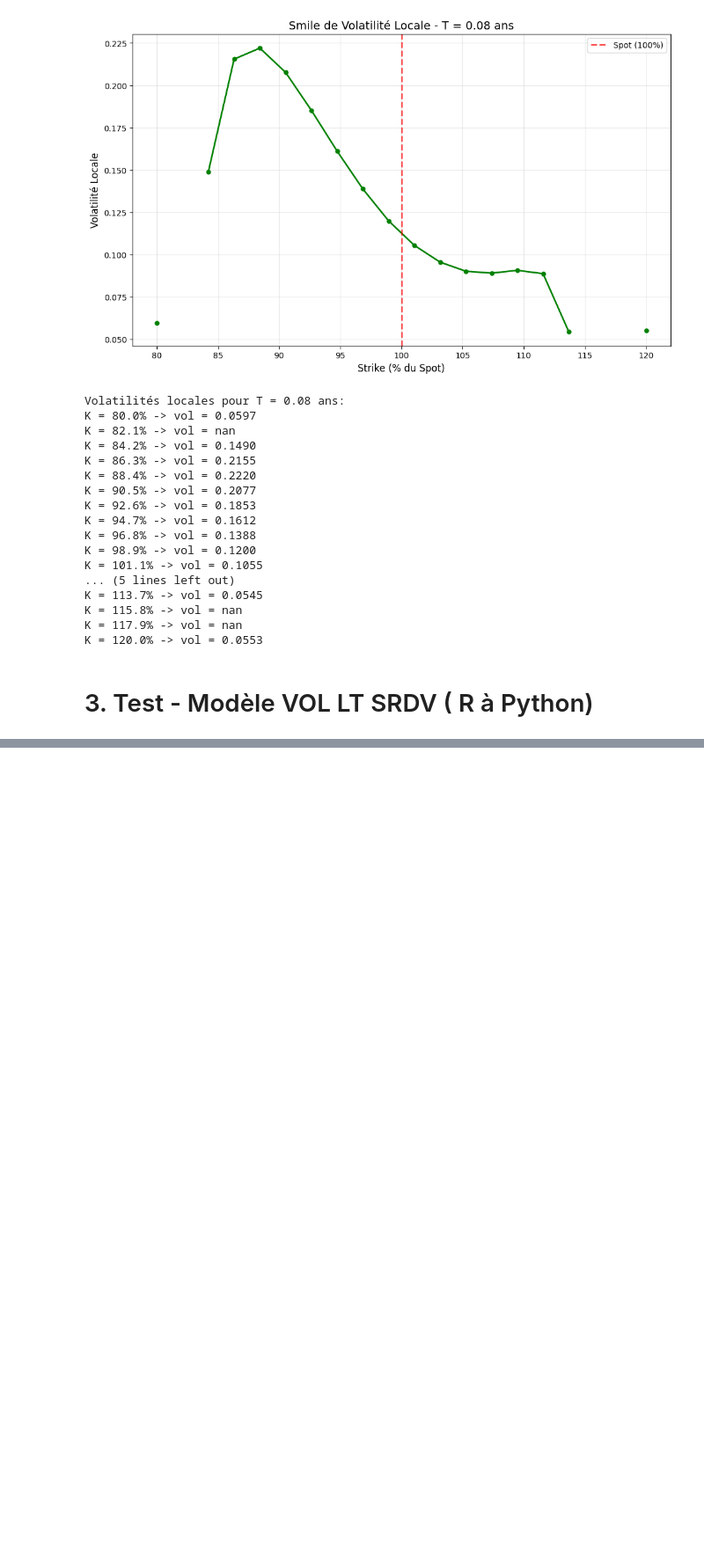
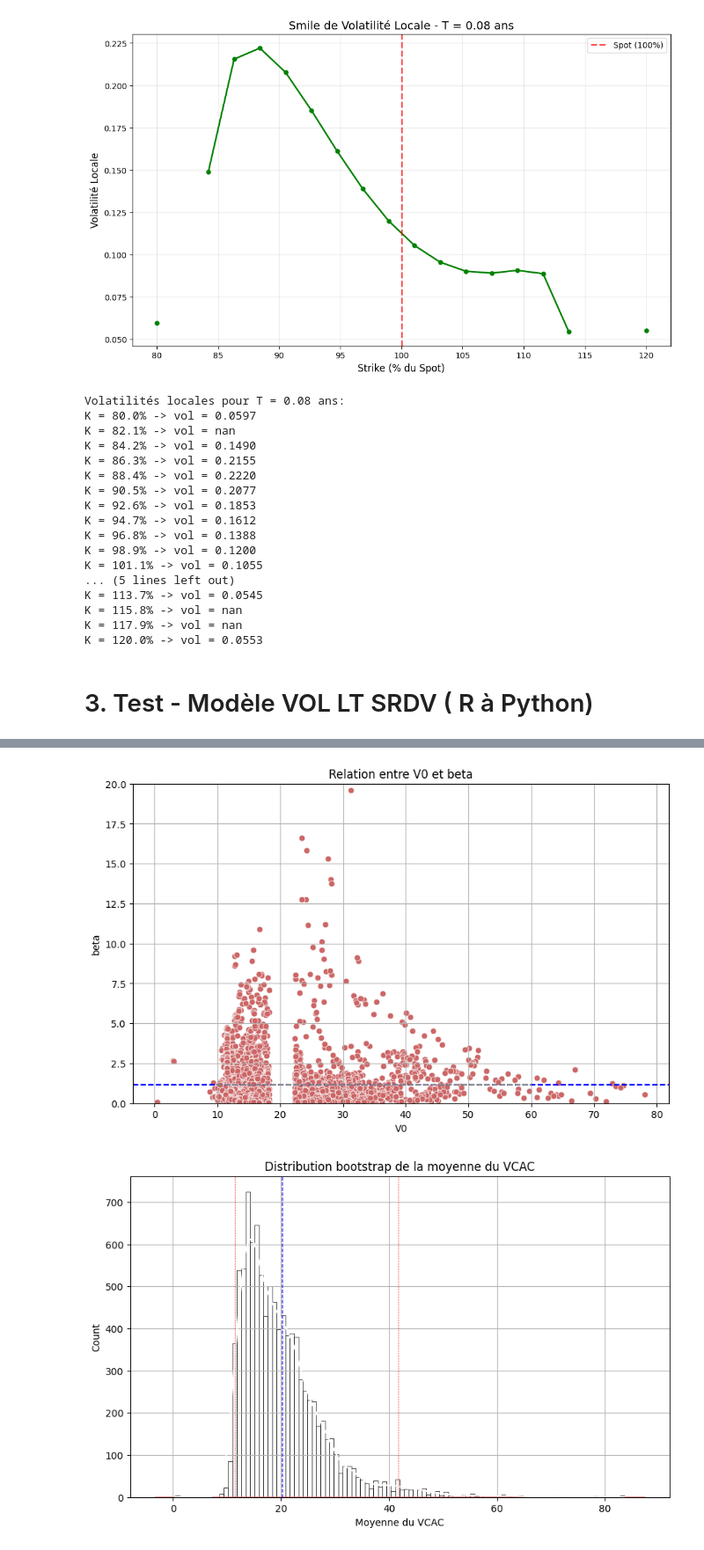
Before and after one commit to Eylz-Liu/Mod-le-vol-locale, a Jupyter notebook: Etude_local_vol_Dupire Daily_v1311.ipynb, the cells around one changed output, grey strips where cells are left out. Shown at 88% size. Cells and saved outputs as stored; diff of their text form; code cells hidden in the pictures; blank space fills up the shorter version.

```diff
--- a/Etude_local_vol_Dupire Daily_v1311.ipynb
+++ b/Etude_local_vol_Dupire Daily_v1311.ipynb
@@ -984,7 +984,7 @@ uploaded = files.upload()  # Choisis le fichier Data_D.csv
 import pandas as pd
 
 # Remplace par le nom exact du fichier uploadé
-filename = "Data_D.csv"
+filename = "Data_DCC.csv"
 
 # Lire le fichier CSV
 df = pd.read_csv(filename, sep = ";")
@@ -1015,0 +1016,70 @@ Colonnes du fichier : Index(['Jour', 'Vol'], dtype='object')
+# %%
+import pandas as pd
+import numpy as np
+import matplotlib.pyplot as plt
+import seaborn as sns
+
+# Supposons que ton DataFrame s'appelle df avec colonnes "Jour" et "Vol"
+Vol_LT = df["Vol"].mean()
+Ent_Inf = Vol_LT - 2
+Ent_Sup = Vol_LT + 2
+
+beta = []
+V0 = []
+Tau = []
+
+for k in range(len(df) - 1):
+    j = k + 1
+    if df["Vol"].iloc[k] < Ent_Inf or df["Vol"].iloc[k] > Ent_Sup:
+        Borne_inf = df["Vol"].iloc[k] + (Vol_LT - df["Vol"].iloc[k]) * 0.5 - 0.5
+        Borne_sup = df["Vol"].iloc[k] + (Vol_LT - df["Vol"].iloc[k]) * 0.5 + 0.5
+
+        while j < len(df) and (df["Vol"].iloc[j] < Borne_inf or df["Vol"].iloc[j] > Borne_sup):
+            j += 1
+
+        if j < len(df):
+            e = abs(df["Vol"].iloc[j] - Vol_LT)
+            x = -np.log((abs(df["Vol"].iloc[k] - Vol_LT) - e) / abs(df["Vol"].iloc[k] - Vol_LT)) * (j - k)
+            beta.append(x)
+            V0.append(df["Vol"].iloc[k])
+            Tau.append(j - k)
+
+# Mise en forme des résultats
+beta = np.array(beta) / 21
+res = pd.DataFrame({"V0": V0, "beta": beta, "Tau": Tau})
+
+# Sauvegarde CSV
+res.to_csv("res_VF.csv", index=False)
+
+# 📊 Visualisation du nuage de points
+plt.figure(figsize=(10, 6))
+sns.scatterplot(data=res, x="V0", y="beta", color="#CC6666", s=40)
+plt.axhline(y=beta.mean(), color="blue", linestyle="dashed", linewidth=1.5)
+plt.plot([10, 60], [beta.mean(), beta.mean()], linestyle="dashed", linewidth=1.5, color="gray")
+plt.ylim(0, 20)
+plt.xlabel("V0")
+plt.ylabel("beta")
+plt.title("Relation entre V0 et beta")
+plt.grid(True)
+plt.show()
+
+# 📈 Bootstrap pour IC de la moyenne
+NB = 10000
+dis_theta = [np.mean(np.random.choice(df["Vol"], replace=True)) for _ in range(NB)]
+IC_sup = np.quantile(dis_theta, 0.975)
+IC_inf = np.quantile(dis_theta, 0.025)
+
+# 📊 Histogramme avec densité
+plt.figure(figsize=(10, 6))
+sns.histplot(dis_theta, kde=True, color="white", edgecolor="black")
+sns.kdeplot(dis_theta, fill=True, color="#FF6666", alpha=0.2)
+plt.axvline(np.mean(dis_theta), color="blue", linestyle="dashed", linewidth=1)
+plt.axvline(IC_sup, color="red", linestyle="dashed", linewidth=0.5)
+plt.axvline(IC_inf, color="red", linestyle="dashed", linewidth=0.5)
+plt.xlabel("Moyenne du VCAC")
+plt.title("Distribution bootstrap de la moyenne du VCAC")
+plt.grid(True)
+plt.show()
+# %% [output]
+[figure, added]
+[figure, added]
```
Also changed, not shown: parts of 1 cell of this notebook.
